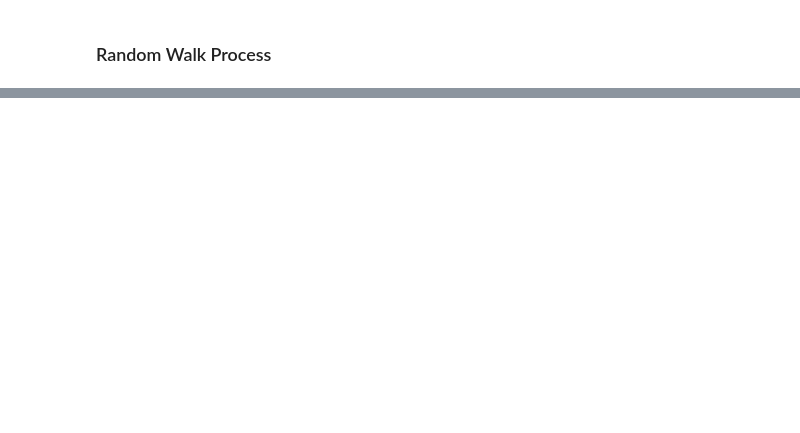
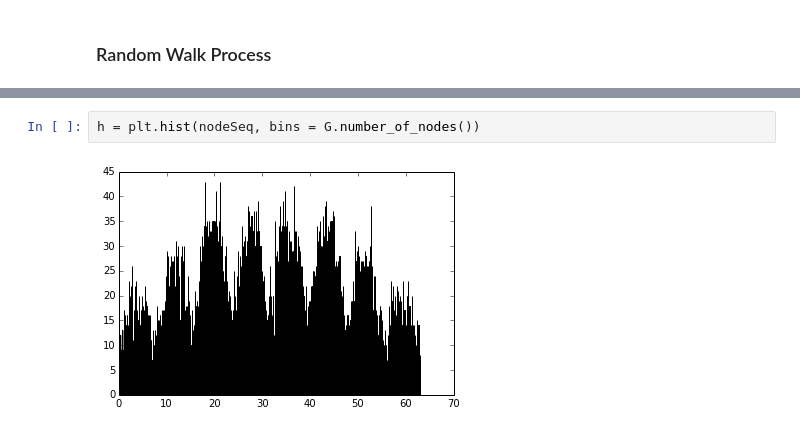
Before and after one commit to shestakoff/social_ntwks, a Jupyter notebook: random_walk.ipynb, the cells around one changed output, grey strips where cells are left out. Drawn from its saved outputs; the diff is of its cells as text; blank space fills up the shorter version.

```diff
--- a/random_walk.ipynb
+++ b/random_walk.ipynb
@@ -40,0 +93,4 @@ def RandomWalk(G, xi, n, till_first_return = False):
+# %%
+h = plt.hist(nodeSeq, bins = G.number_of_nodes())
+# %% [output]
+[figure, added]
```
Also changed, not shown: parts of 14 cells of this notebook.
